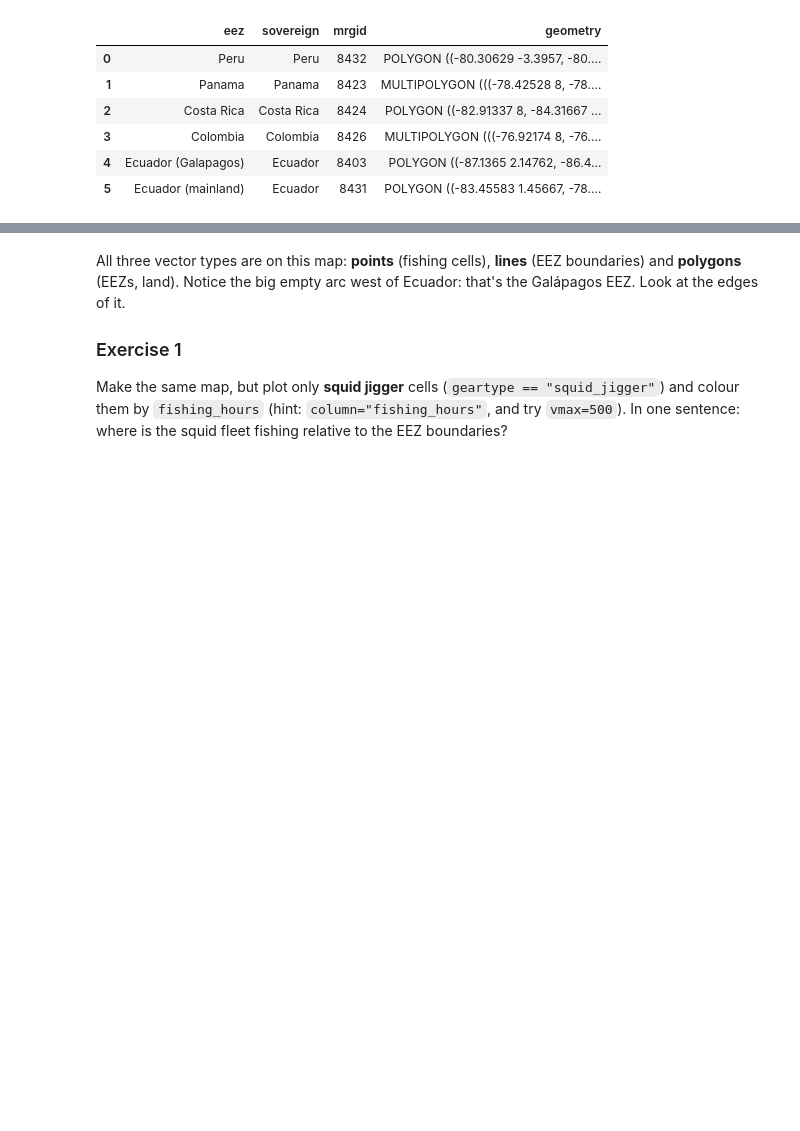
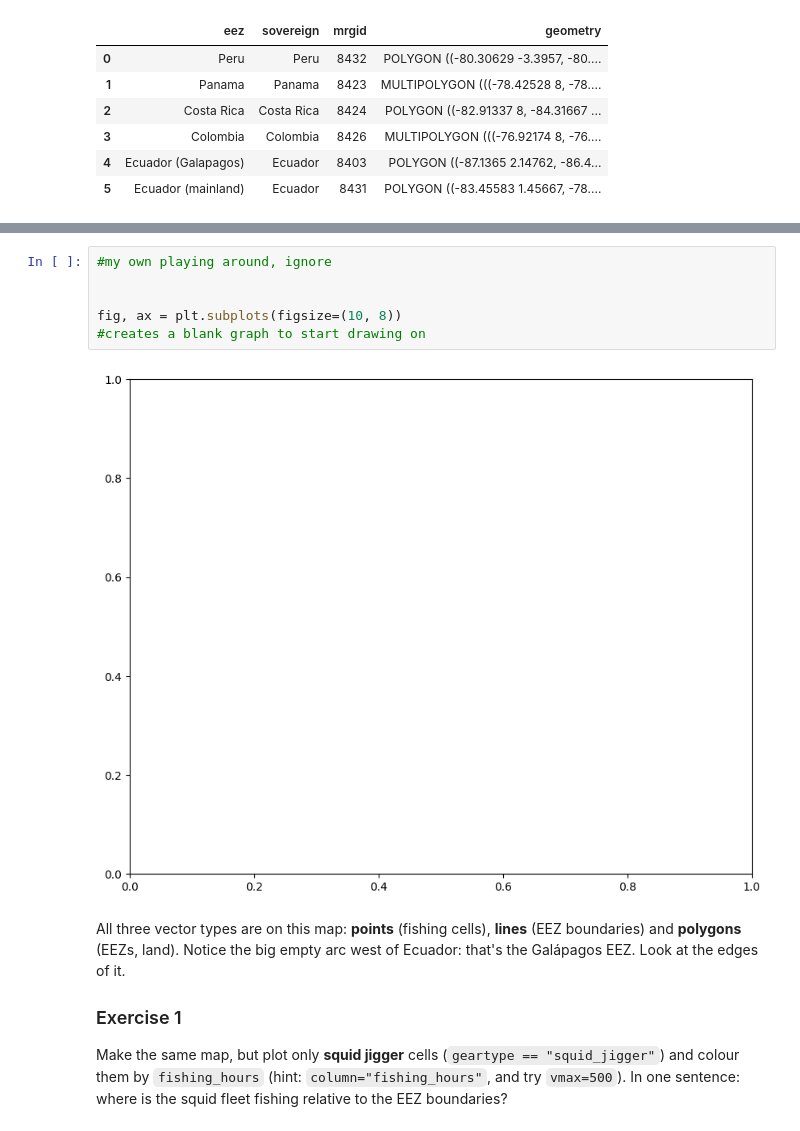
Before and after one commit to ellaxcode/QM2, a Jupyter notebook: notebooks/w03_spatial_data.ipynb, the cells around one changed output, grey strips where cells are left out. Saved outputs shown, nothing was run; the diff lists cells and outputs as text; blank space fills up the shorter version.

```diff
--- a/notebooks/w03_spatial_data.ipynb
+++ b/notebooks/w03_spatial_data.ipynb
@@ -134,3 +155,11 @@ plt.show()
+# %%
+#my own playing around, ignore
+
+
+fig, ax = plt.subplots(figsize=(10, 8))
+#creates a blank graph to start drawing on
+# %% [output]
+[figure, added]
 # %% [markdown]
 All three vector types are on this map: **points** (fishing cells), **lines** (EEZ boundaries) and **polygons** (EEZs, land). Notice the big empty arc west of Ecuador: that's the Galápagos EEZ. Look at the edges of it.
 
```
Also changed, not shown: parts of 7 cells of this notebook.
